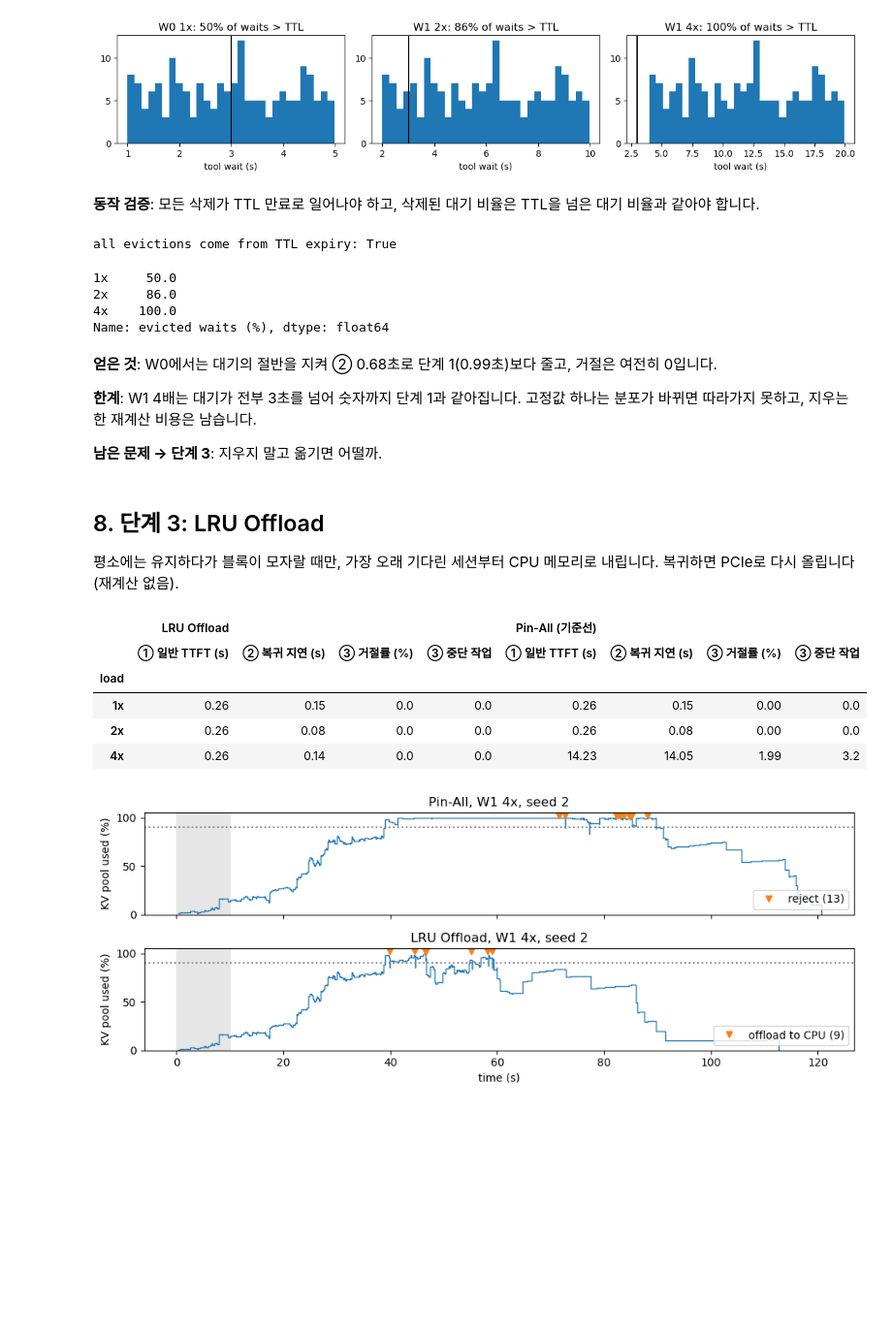
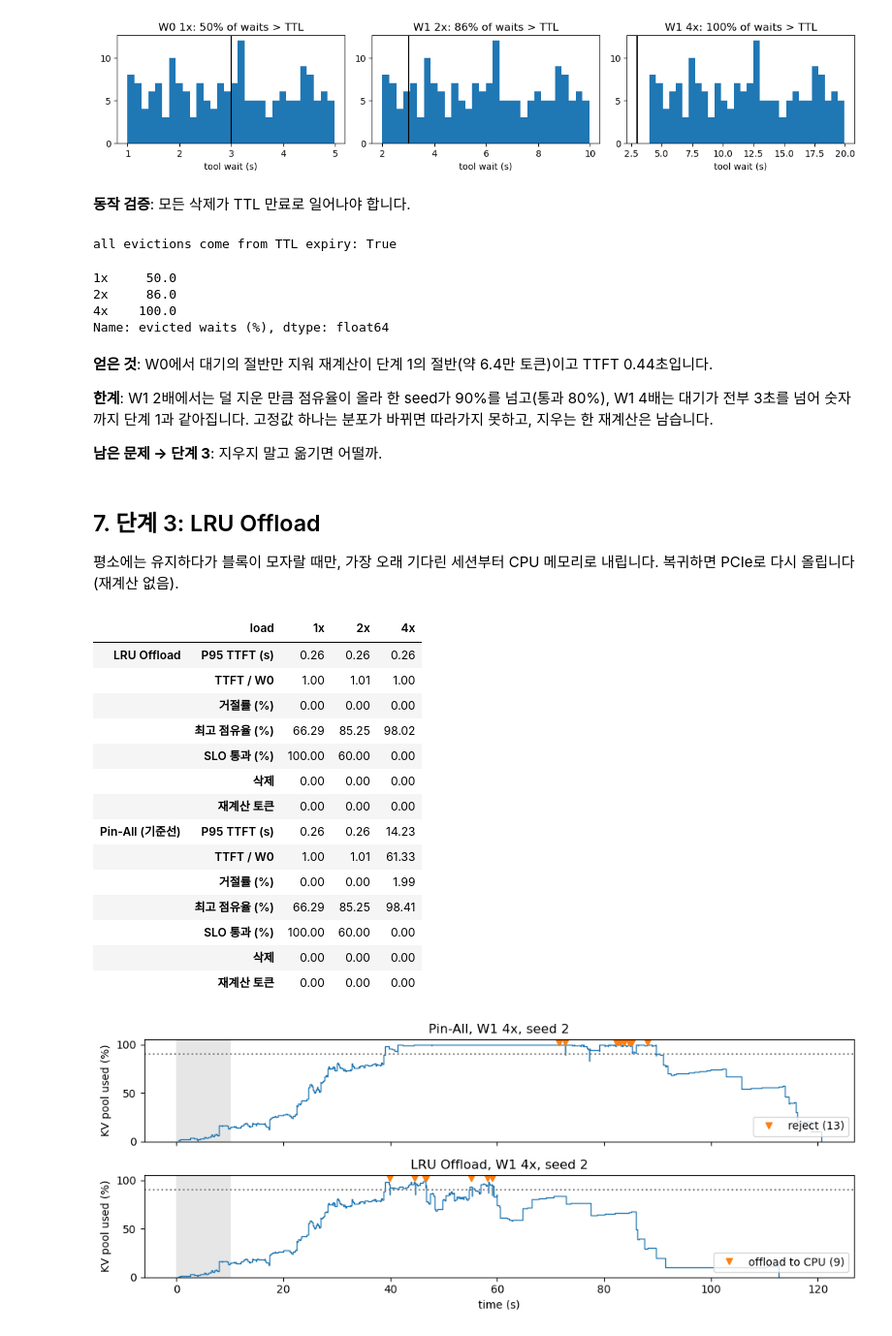
Before and after one commit to yspark9720/kv-bench, a Jupyter notebook: notebooks/week7_policy_steps.ipynb, the cells around one changed output. Shown at 97% size. Cells and saved outputs as stored; diff of their text form; code cells hidden in the pictures; blank space fills up the shorter version.

```diff
--- a/notebooks/week7_policy_steps.ipynb
+++ b/notebooks/week7_policy_steps.ipynb
@@ -106,23 +70,26 @@ print(len(raw), 'runs ->', (out / 'summary.csv').as_posix())
 # %%
 def judge(policy):
-    part = raw[raw.policy == policy].groupby('load', sort=False)
-    table = pd.DataFrame({
-        '① 일반 TTFT (s)': part.normal_p95_ttft_ms.mean() / 1000,
-        '② 복귀 지연 (s)': part.stress_resume_p95_ms.mean() / 1000,
-        '③ 거절률 (%)': part.normal_reject_rate_pct.mean(),
-        '③ 중단 작업': part.rejected_jobs.mean(),
-    }).loc[LOADS]
-    return table
+    part = comparison[comparison.policy == policy].set_index('load').loc[LOADS]
+    return pd.DataFrame({
+        'P95 TTFT (s)': part.normal_p95_ttft_ms_mean / 1000,
+        'TTFT / W0': part.ttft_ratio_vs_policy_1x_mean,
+        '거절률 (%)': part.normal_reject_rate_pct_mean,
+        '최고 점유율 (%)': part.peak_kv_occupancy_pct_mean,
+        'SLO 통과 (%)': part.all_slo_pass_rate_pct,
+        '삭제': part.eviction_count_mean,
+        '재계산 토큰': part.recomputed_tokens_mean,
+    })
 
-def occupancy(ax, policy, load, seed, title):
-    sim = sims[(policy, load, seed)]
-    t = [s[0] / 1000 for s in sim.gpu.samples]
-    y = [s[1] / sim.gpu.total_blocks * 100 for s in sim.gpu.samples]
-    ax.step(t, y, where='post', lw=1)
+def run_dir(policy, wl, lv, seed):
+    return OUT / 'runs' / f'{wl.lower()}_s{lv}_seed{seed}__{policy}'
+
+def occupancy(ax, policy, wl, lv, seed, title):
+    o = pd.read_csv(run_dir(policy, wl, lv, seed) / 'occupancy.csv')
+    ax.step(o.time_ms / 1000, o.used_blocks / o.total_blocks * 100, where='post', lw=1)
     ax.axvspan(0, workload.warmup_ms / 1000, color='0.9')
     ax.axhline(90, color='gray', ls=':')
     ax.set(ylim=(0, 105), ylabel='KV pool used (%)', title=title)
 
-def events(policy, load, seed, name):
-    return [e for e in sims[(policy, load, seed)].events if e[1] == name]
+def events(policy, wl, lv, seed):
+    return pd.read_csv(run_dir(policy, wl, lv, seed) / 'events.csv')
 # %% [markdown]
@@ -225,6 +204,6 @@ plt.tight_layout()
 # %% [output]
 [figure]
 # %% [markdown]
-**동작 검증**: 모든 삭제가 TTL 만료로 일어나야 하고, 삭제된 대기 비율은 TTL을 넘은 대기 비율과 같아야 합니다.
+**동작 검증**: 모든 삭제가 TTL 만료로 일어나야 합니다.
 # %%
 share = {}
@@ -243,24 +223,33 @@ all evictions come from TTL expiry: True
 4x    100.0
 Name: evicted waits (%), dtype: float64
 # %% [markdown]
-**얻은 것**: W0에서는 대기의 절반을 지켜 ② 0.68초로 단계 1(0.99초)보다 줄고, 거절은 여전히 0입니다.
+**얻은 것**: W0에서 대기의 절반만 지워 재계산이 단계 1의 절반(약 6.4만 토큰)이고 TTFT 0.44초입니다.
 
-**한계**: W1 4배는 대기가 전부 3초를 넘어 숫자까지 단계 1과 같아집니다. 고정값 하나는 분포가 바뀌면 따라가지 못하고, 지우는 한 재계산 비용은 남습니다.
+**한계**: W1 2배에서는 덜 지운 만큼 점유율이 올라 한 seed가 90%를 넘고(통과 80%), W1 4배는 대기가 전부 3초를 넘어 숫자까지 단계 1과 같아집니다. 고정값 하나는 분포가 바뀌면 따라가지 못하고, 지우는 한 재계산은 남습니다.
 
 **남은 문제 → 단계 3**: 지우지 말고 옮기면 어떨까.
 # %% [markdown]
-## 8. 단계 3: LRU Offload
+## 7. 단계 3: LRU Offload
 
 평소에는 유지하다가 블록이 모자랄 때만, 가장 오래 기다린 세션부터 CPU 메모리로 내립니다. 복귀하면 PCIe로 다시 올립니다(재계산 없음).
 # %%
 step3 = judge('lru_offload')
-display(pd.concat({'LRU Offload': step3, 'Pin-All (기준선)': base}, axis=1))
+display(pd.concat({'LRU Offload': step3, 'Pin-All (기준선)': base}, axis=1).T)
 # %% [output]
-|  | LRU Offload |  |  |  | Pin-All (기준선) |  |  |  |
-|  | ① 일반 TTFT (s) | ② 복귀 지연 (s) | ③ 거절률 (%) | ③ 중단 작업 | ① 일반 TTFT (s) | ② 복귀 지연 (s) | ③ 거절률 (%) | ③ 중단 작업 |
-| load |  |  |  |  |  |  |  |  |
-| 1x | 0.26 | 0.15 | 0.0 | 0.0 | 0.26 | 0.15 | 0.00 | 0.0 |
-| 2x | 0.26 | 0.08 | 0.0 | 0.0 | 0.26 | 0.08 | 0.00 | 0.0 |
-| 4x | 0.26 | 0.14 | 0.0 | 0.0 | 14.23 | 14.05 | 1.99 | 3.2 |
+|  | load | 1x | 2x | 4x |
+| LRU Offload | P95 TTFT (s) | 0.26 | 0.26 | 0.26 |
+|  | TTFT / W0 | 1.00 | 1.01 | 1.00 |
+|  | 거절률 (%) | 0.00 | 0.00 | 0.00 |
+|  | 최고 점유율 (%) | 66.29 | 85.25 | 98.02 |
+|  | SLO 통과 (%) | 100.00 | 60.00 | 0.00 |
+|  | 삭제 | 0.00 | 0.00 | 0.00 |
+|  | 재계산 토큰 | 0.00 | 0.00 | 0.00 |
+| Pin-All (기준선) | P95 TTFT (s) | 0.26 | 0.26 | 14.23 |
+|  | TTFT / W0 | 1.00 | 1.01 | 61.33 |
+|  | 거절률 (%) | 0.00 | 0.00 | 1.99 |
+|  | 최고 점유율 (%) | 66.29 | 85.25 | 98.41 |
+|  | SLO 통과 (%) | 100.00 | 60.00 | 0.00 |
+|  | 삭제 | 0.00 | 0.00 | 0.00 |
+|  | 재계산 토큰 | 0.00 | 0.00 | 0.00 |
 # %%
 fig, axes = plt.subplots(2, 1, figsize=(10, 4), sharex=True)
```
Also changed, not shown: parts of 35 cells of this notebook, 7 other files.
